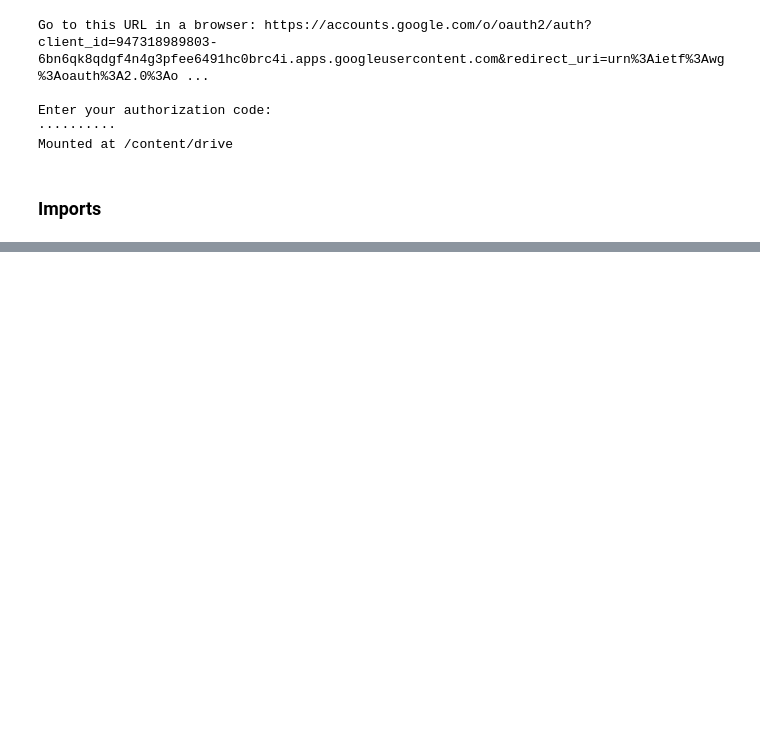
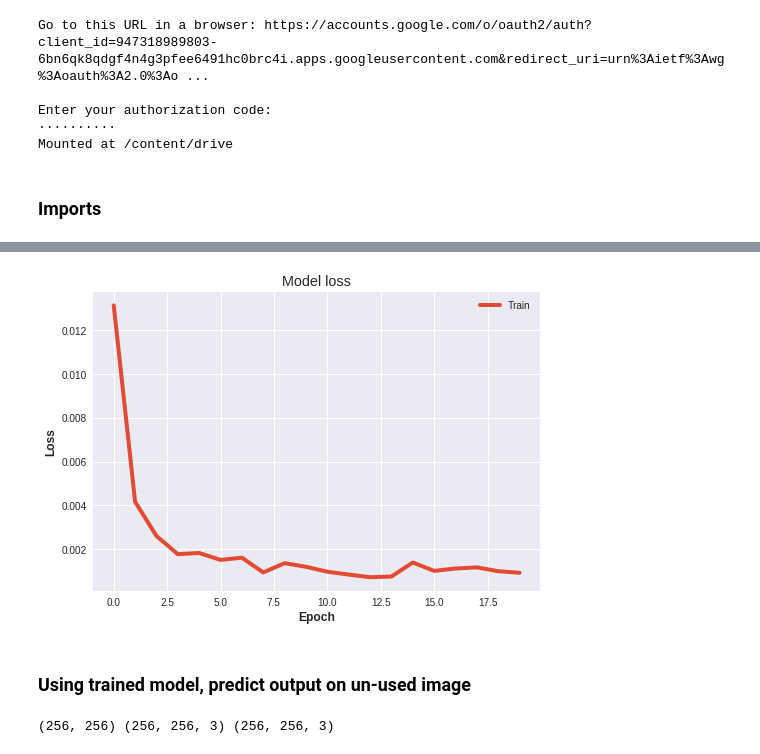
Before and after one commit to Asciotti/neural-sar, a Jupyter notebook: notebooks/1_simple_autoencoder.ipynb, the cells around one changed output, grey strips where cells are left out. Cells and saved outputs as stored; diff of their text form; code cells hidden in the pictures; blank space fills up the shorter version.

```diff
--- a/notebooks/1_simple_autoencoder.ipynb
+++ b/notebooks/1_simple_autoencoder.ipynb
@@ -45,0 +173,3 @@ axes.imshow(im, cmap='gray')
+# %%
+model = make_model()
+model.summary()
@@ -45,0 +196,26 @@ axes.imshow(im, cmap='gray')
+# %%
+# Set number of images you want to train on, takes a while so starting w/ roughly 1/3 of data set
+ind = range(1,1000)
+# Set epochs
+epochs = 20
+# Set batch size
+batch_size=32
+# Set steps_per_epoch
+steps_per_epoch = len(ind)/batch_size
+  # Total number of steps (batches of samples) to yield from generator before
+  # declaring one epoch finished and starting the next epoch.
+  # It should typically be equal to the number of unique samples of your
+  # dataset divided by the batch size.
+# %%
+# Get current time so each trained model is timestamped
+# Recommended to leave this as one cell so you never forget to rerun the new time
+t_now = time.strftime('%Y%m%d_%H%M%S', time.localtime())
+# Make Keras ModelCheckpoint to save off trained model at intervals
+filepath="/content/drive/My Drive/MyCNN/" + t_now + "_weights-{epoch:02d}.hdf5"
+checkpoint = ModelCheckpoint(filepath, monitor='loss', verbose=0, save_weights_only=False,save_best_only=True)
+
+
+model.compile(optimizer=Adam(0.001), loss='mse')
+history = model.fit_generator(image_generator(ind, batch_size), steps_per_epoch=10, epochs=epochs, verbose=1,\
+                             callbacks=[checkpoint])
+json.dump(history.history, open("/content/drive/My Drive/MyCNN/" + t_now + "_history.json", 'w'))
@@ -45,0 +240,22 @@ axes.imshow(im, cmap='gray')
+# %%
+# Plot model loss over time
+plt.plot(history.history['loss'])
+plt.title('Model loss')
+plt.ylabel('Loss')
+plt.xlabel('Epoch')
+plt.legend(['Train', 'Test'], loc='upper right')
+plt.show()
+# %% [output]
+[figure, added]
+# %% [markdown]
+### Using trained model, predict output on un-used image
+# %%
+# Get last image since we didn't use for testing, and feed forward through model
+X_test, y_test = image_generator([3000], 1).__next__()
+y_predict = model.predict(X_test)
+
+X_test = X_test.reshape((256,256))
+y_predict = y_predict.reshape((256,256,3))
+y_test = y_test.reshape((256,256,3))
+# %% [output]
+(256, 256) (256, 256, 3) (256, 256, 3)
```
Also changed, not shown: parts of 18 cells of this notebook.
